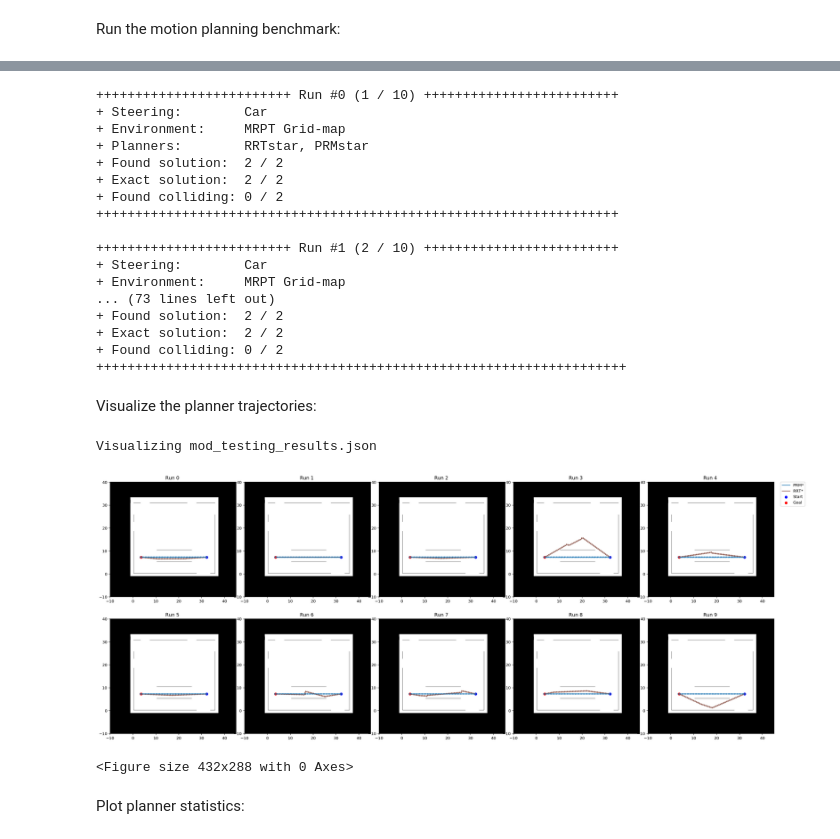
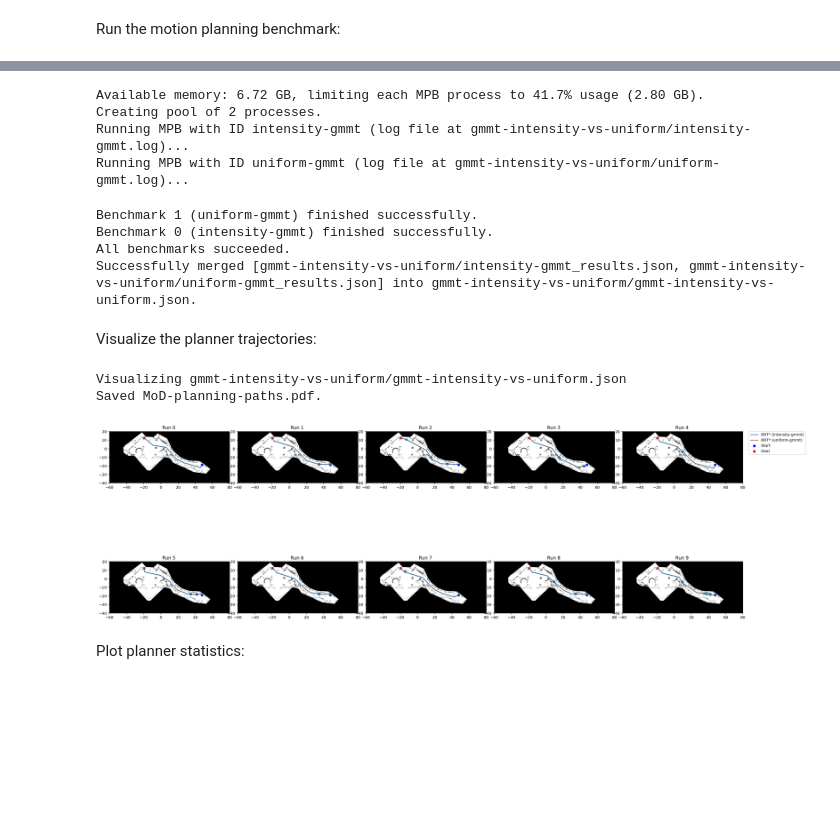
Before and after one commit to ksatyaki/bench-mr, a Jupyter notebook: python/MoD-planning.ipynb, the cells around one changed output, grey strips where cells are left out. Cells and saved outputs as stored; diff of their text form; code cells hidden in the pictures; blank space fills up the shorter version.

```diff
--- a/python/MoD-planning.ipynb
+++ b/python/MoD-planning.ipynb
@@ -24,20 +25,33 @@ mpb["ompl.seed"] = 4  # set the seed of the OMPL planners
 Some helper functions are available to set environment properties, and configure the planners, steer functions and post smoothers:
 # %%
 folder_prefix = "/home/ksatyaki/workspace/bench_ws/src/bench-mr/"
-mpb.set_image_yaml_env(folder_prefix + "maps/pedsim_warehouse.yaml")
-mpb.set_planners(['rrt_star', 'prm_star'])
-# start: {x: 2., y: 1.9, theta: 1.226}
-mpb.set_start(32.233, 7.3, -3.14)
-# goal: {x: 22.968, y: 19.0, theta: 0.785}
-mpb.set_goal(3.568, 7.3, -3.14)
+mpb.set_image_yaml_env(folder_prefix + "maps/atc.yaml")
+mpb.set_planners(['rrt_star'])
+
+#start: {x: 47.690, y: -18.848, theta: -2.356}
+#goal: {x: -19.575, y: 12.390, theta: 2.313}
+mpb.set_start(47.690, -18.848, -2.356)
+mpb.set_goal(-19.575, 12.390, 2.313)
 mpb.set_steer_functions(['car'])
+
+cost_fn = 'gmmt'
 
 mpb["env.collision.robot_shape_source"] = folder_prefix + "maps/simple_robot.yaml"
 mpb["steer.car_turning_radius"] = 0.5
 mpb["steer.sampling_resolution"] = 0.01
 
-mpb["ompl.optimization_objective"] = "dtc"
-mpb["mod.mod_file_name"] = folder_prefix + "maps/pedsim_warehouse_cliff.xml"
-mpb["max_planning_time"] = 5
+mpb["ompl.sampler"] = "intensity"
+mpb.set_id("intensity-{}".format(cost_fn))
+mpb["ompl.intensity_map_file_name"] = folder_prefix + "maps/atc_intensity1m.xml"
+mpb["ompl.optimization_objective"] = cost_fn
+mpb["mod.mod_file_name"] = folder_prefix + "maps/atc_gmmt.xml"
+mpb["max_planning_time"] = 3
+
+mpb_uniform = deepcopy(mpb)
+mpb_uniform.set_id("uniform-{}".format(cost_fn))
+mpb_uniform["ompl.sampler"] = "iid"
+pool = MultipleMPB()
+pool.benchmarks.append(mpb)
+pool.benchmarks.append(mpb_uniform)
 # %% [markdown]
 Run the motion planning benchmark:
@@ -48,31 +58,23 @@ Running MPB with ID mod_testing (log file at mod_testing.log)...
-# %%
-mpb.print_info()
-# %% [output]
-+++++++++++++++++++++++++ Run #0 (1 / 10) +++++++++++++++++++++++++
-+ Steering:        Car
-+ Environment:     MRPT Grid-map
-+ Planners:        RRTstar, PRMstar
-+ Found solution:  2 / 2
-+ Exact solution:  2 / 2
-+ Found colliding: 0 / 2
-+++++++++++++++++++++++++++++++++++++++++++++++++++++++++++++++++++
-
-+++++++++++++++++++++++++ Run #1 (2 / 10) +++++++++++++++++++++++++
-+ Steering:        Car
-+ Environment:     MRPT Grid-map
-... (73 lines left out)
-+ Found solution:  2 / 2
-+ Exact solution:  2 / 2
-+ Found colliding: 0 / 2
-++++++++++++++++++++++++++++++++++++++++++++++++++++++++++++++++++++
+# %%
+pool.run_parallel(runs=10, id='{}-intensity-vs-uniform'.format(cost_fn), show_plot=False)
+pool.merge('{}-intensity-vs-uniform/{}-intensity-vs-uniform.json'.format(cost_fn, cost_fn), plan_names=['RRT* (uniform-{})'.format(cost_fn), 'RRT* (intensity-{})'.format(cost_fn)])
+# %% [output]
+Available memory: 6.72 GB, limiting each MPB process to 41.7% usage (2.80 GB).
+Creating pool of 2 processes.
+Running MPB with ID intensity-gmmt (log file at gmmt-intensity-vs-uniform/intensity-gmmt.log)...
+Running MPB with ID uniform-gmmt (log file at gmmt-intensity-vs-uniform/uniform-gmmt.log)...
+Benchmark 1 (uniform-gmmt) finished successfully.
+Benchmark 0 (intensity-gmmt) finished successfully.
+All benchmarks succeeded.
+Successfully merged [gmmt-intensity-vs-uniform/intensity-gmmt_results.json, gmmt-intensity-vs-uniform/uniform-gmmt_results.json] into gmmt-intensity-vs-uniform/gmmt-intensity-vs-uniform.json.
 # %% [markdown]
 Visualize the planner trajectories:
-# %%
-mpb.visualize_trajectories()
-plt.savefig("MoD-planning.pdf", bbox_inches='tight')
-# %% [output]
-Visualizing mod_testing_results.json
-[figure, removed]
-<Figure size 432x288 with 0 Axes>
+# %%
+from trajectory import visualize
+visualize('{}-intensity-vs-uniform/{}-intensity-vs-uniform.json'.format(cost_fn, cost_fn), save_file="MoD-planning-paths.pdf")
+# %% [output]
+Visualizing gmmt-intensity-vs-uniform/gmmt-intensity-vs-uniform.json
+Saved MoD-planning-paths.pdf.
+[figure, added]
 # %% [markdown]
 Plot planner statistics:
```
Also changed, not shown: parts of 5 cells of this notebook, 14 other files.
